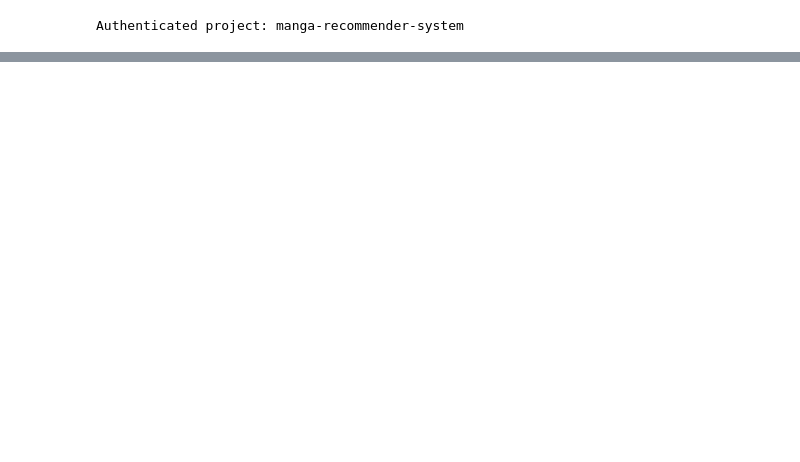
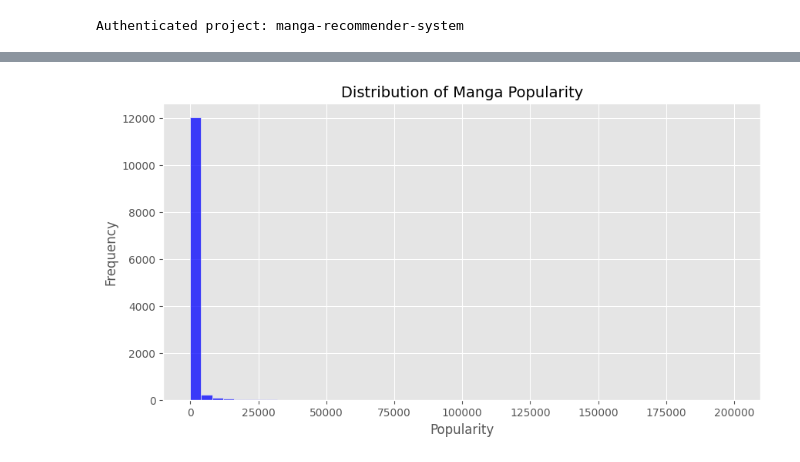
Before and after one commit to Trung-Dan-Phan/manga_recommender_system, a Jupyter notebook: notebooks/eda.ipynb, the cells around one changed output, grey strips where cells are left out. Cells and saved outputs as stored; diff of their text form; code cells hidden in the pictures; blank space fills up the shorter version.

```diff
--- a/notebooks/eda.ipynb
+++ b/notebooks/eda.ipynb
@@ -40,0 +117,10 @@ df
+# %%
+# Plot: Distribution of Popularity
+plt.figure(figsize=(10, 5))
+sns.histplot(manga_df["Popularity"].astype(float), bins=50, color="blue")
+plt.title("Distribution of Manga Popularity", fontsize=14)
+plt.xlabel("Popularity")
+plt.ylabel("Frequency")
+plt.show()
+# %% [output]
+[figure, added]
```
Also changed, not shown: parts of 32 cells of this notebook.
